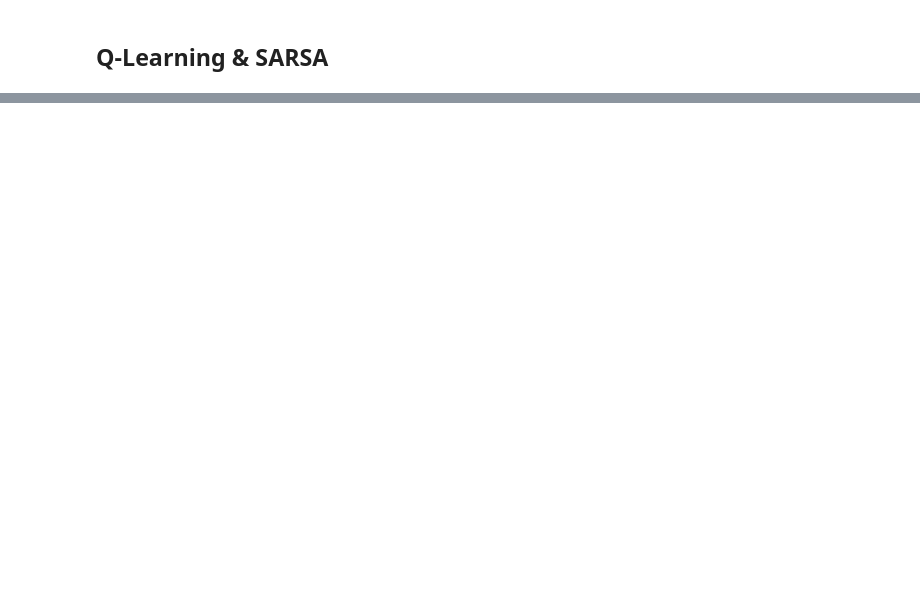
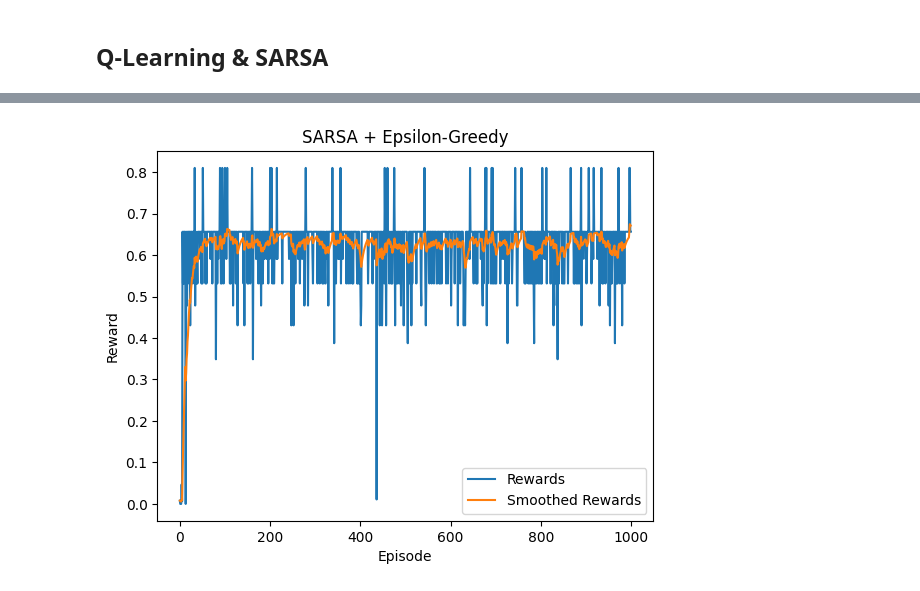
Before and after one commit to yshenbj/rl, a Jupyter notebook: gridworld.ipynb, the cells around one changed output, grey strips where cells are left out. Drawn from its saved outputs; the diff is of its cells as text; code cells hidden in the pictures; blank space fills up the shorter version.

```diff
--- a/gridworld.ipynb
+++ b/gridworld.ipynb
@@ -245,0 +285,15 @@ plt.show()
+# %%
+env = gym.make('games/GridWorld', max_episode_steps=50)
+qfunction = QTable()
+rewards = SARSA(env, EpsilonGreedy(), qfunction).execute(episodes=1000)
+smoothed_rewards = get_ema(rewards)
+
+plt.plot(rewards, label='Rewards')
+plt.plot(smoothed_rewards, label='Smoothed Rewards')
+plt.xlabel('Episode')
+plt.ylabel('Reward')
+plt.legend()
+plt.title('SARSA + Epsilon-Greedy')
+plt.show()
+# %% [output]
+[figure, added]
```
Also changed, not shown: parts of 7 cells of this notebook, 6 other files.
